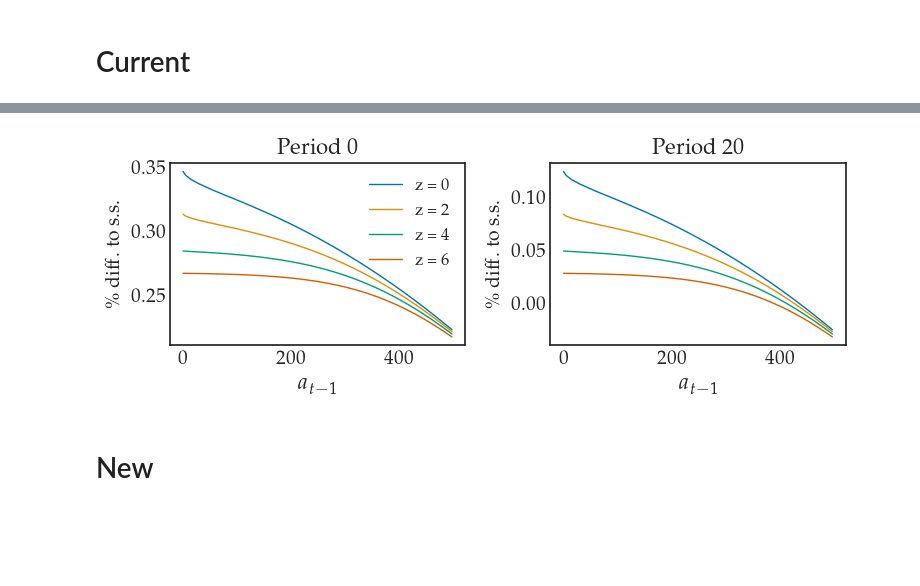
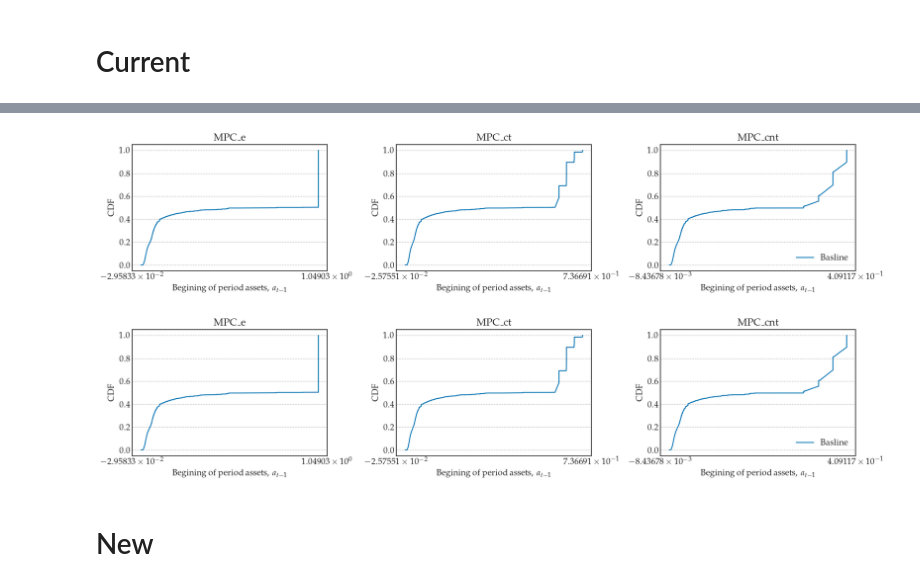
Before and after one commit to funlime/I_HANK_PIGL, a Jupyter notebook: Notebook.ipynb, the cells around one changed output, grey strips where cells are left out. Drawn from its saved outputs; the diff is of its cells as text; code cells hidden in the pictures; blank space fills up the shorter version.

```diff
--- a/Notebook.ipynb
+++ b/Notebook.ipynb
@@ -168,5 +101,5 @@ show_p_hh(model)
-# %%
-fig = figs.show_p_hh(model, linewidth=1.0)
-fig.savefig(path + 'p_hh.png', dpi=300, bbox_inches='tight')
-# %% [output]
-[figure, removed]
+# %%
+figs.plot_cum([model], ['MPC_e', 'MPC_ct', 'MPC_cnt'])
+# %% [output]
+[figure, added]
+[figure, added]
```
Also changed, not shown: parts of 30 cells of this notebook, 4 other files.
